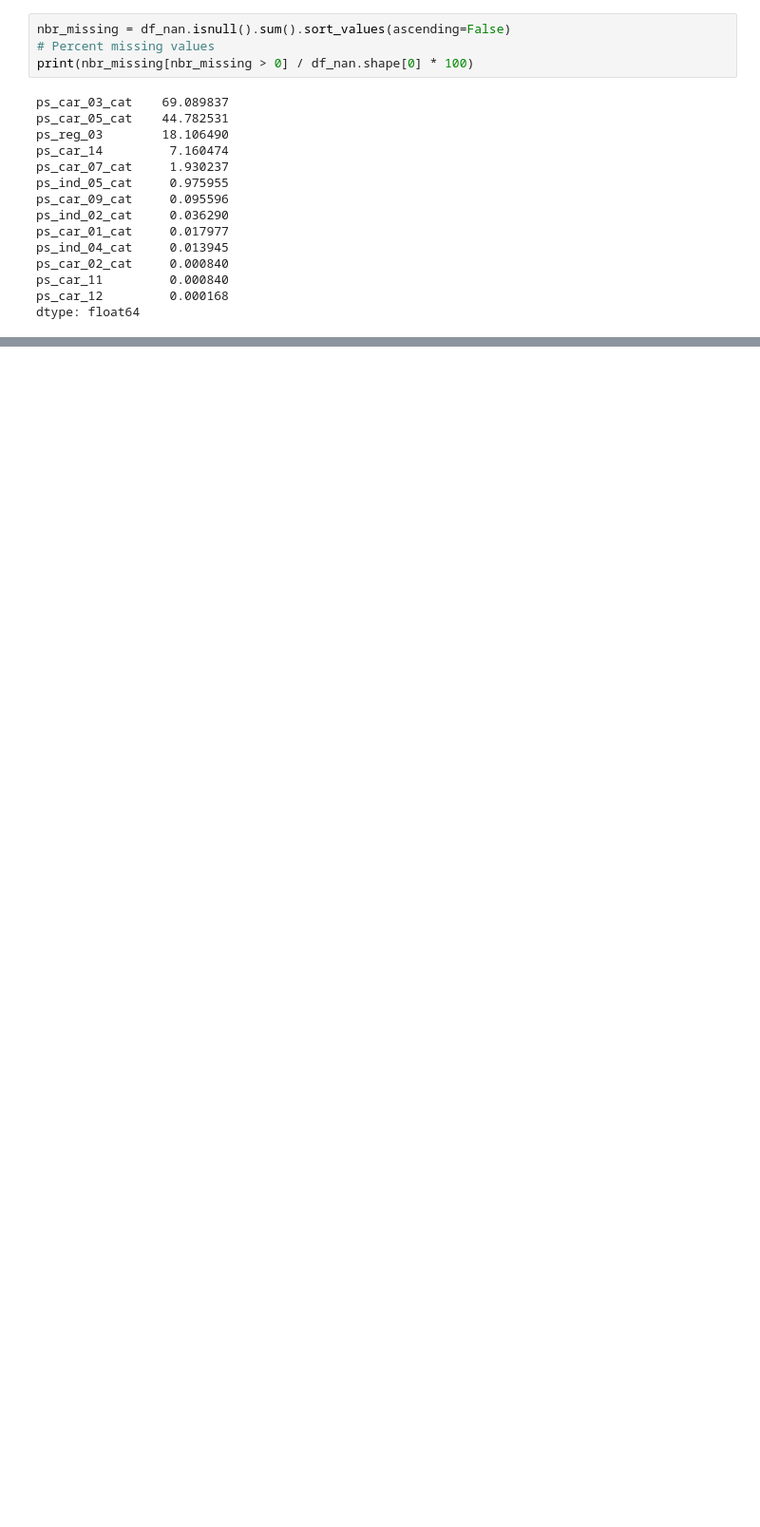
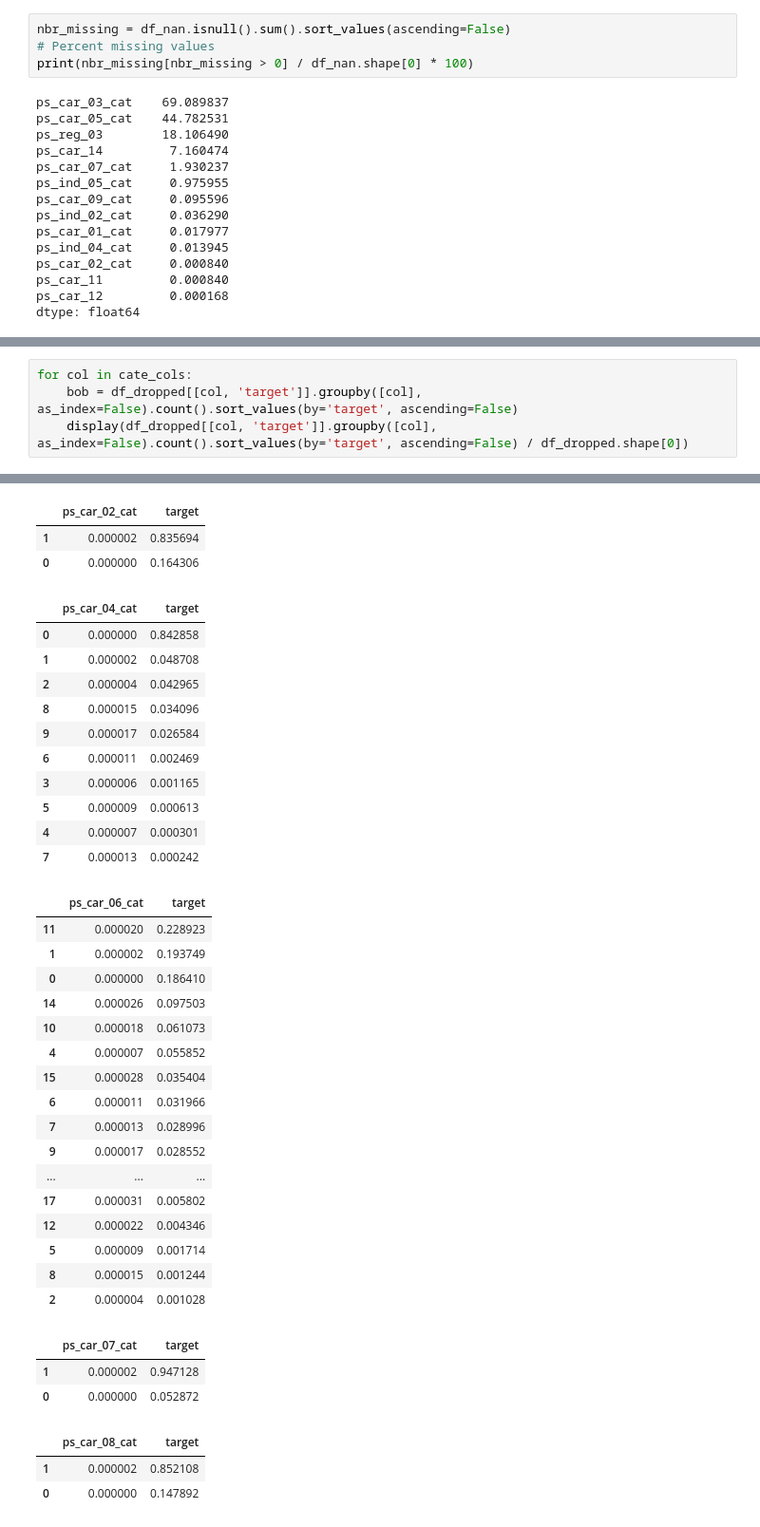
Before and after one commit to Jydago/PortoDriverPrediction, a Jupyter notebook: python/first_analysis.ipynb, the cells around one changed output, grey strips where cells are left out. Shown: that part at 95% size. Drawn from its saved outputs; the diff is of its cells as text; blank space fills up the shorter version.

```diff
--- a/python/first_analysis.ipynb
+++ b/python/first_analysis.ipynb
@@ -115,0 +100,5 @@ memory usage: 235.6 MB
+# %%
+for col in cate_cols:
+    bob = df_dropped[[col, 'target']].groupby([col], as_index=False).count().sort_values(by='target', ascending=False)
+    display(df_dropped[[col, 'target']].groupby([col], as_index=False).count().sort_values(by='target', ascending=False) / df_dropped.shape[0])
+# %% [output]
@@ -115,0 +134,37 @@ memory usage: 235.6 MB
+|  | ps_car_02_cat | target |
+| 1 | 0.000002 | 0.835694 |
+| 0 | 0.000000 | 0.164306 |
+|  | ps_car_04_cat | target |
+| 0 | 0.000000 | 0.842858 |
+| 1 | 0.000002 | 0.048708 |
+| 2 | 0.000004 | 0.042965 |
+| 8 | 0.000015 | 0.034096 |
+| 9 | 0.000017 | 0.026584 |
+| 6 | 0.000011 | 0.002469 |
+| 3 | 0.000006 | 0.001165 |
+| 5 | 0.000009 | 0.000613 |
+| 4 | 0.000007 | 0.000301 |
+| 7 | 0.000013 | 0.000242 |
+|  | ps_car_06_cat | target |
+| 11 | 0.000020 | 0.228923 |
+| 1 | 0.000002 | 0.193749 |
+| 0 | 0.000000 | 0.186410 |
+| 14 | 0.000026 | 0.097503 |
+| 10 | 0.000018 | 0.061073 |
+| 4 | 0.000007 | 0.055852 |
+| 15 | 0.000028 | 0.035404 |
+| 6 | 0.000011 | 0.031966 |
+| 7 | 0.000013 | 0.028996 |
+| 9 | 0.000017 | 0.028552 |
+| ... | ... | ... |
+| 17 | 0.000031 | 0.005802 |
+| 12 | 0.000022 | 0.004346 |
+| 5 | 0.000009 | 0.001714 |
+| 8 | 0.000015 | 0.001244 |
+| 2 | 0.000004 | 0.001028 |
+|  | ps_car_07_cat | target |
+| 1 | 0.000002 | 0.947128 |
+| 0 | 0.000000 | 0.052872 |
+|  | ps_car_08_cat | target |
+| 1 | 0.000002 | 0.852108 |
+| 0 | 0.000000 | 0.147892 |
```
Also changed, not shown: parts of 11 cells of this notebook, 2 other files.
